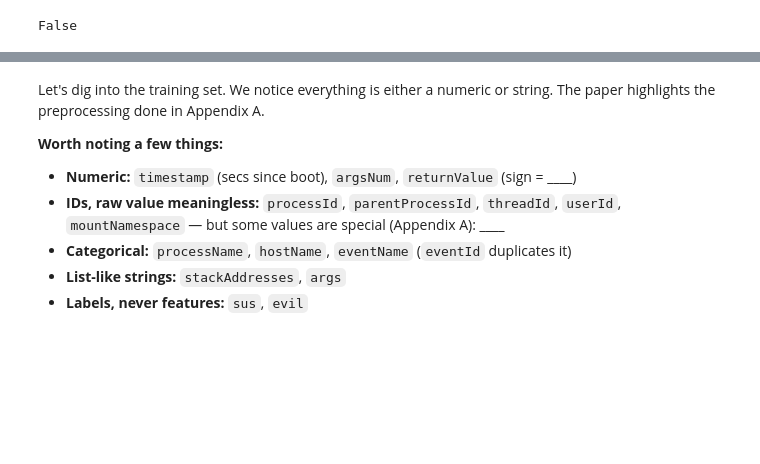
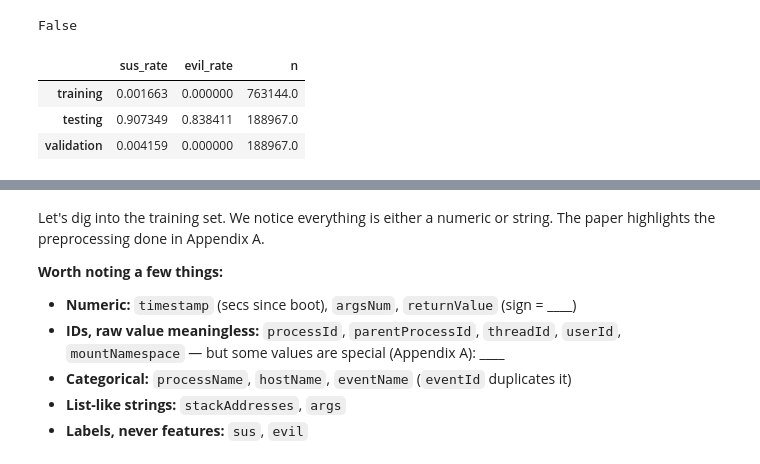
Before and after one commit to jtwnsnd/endpoint-anomaly-detection, a Jupyter notebook: notebooks/analysis.ipynb, the cells around one changed output, grey strips where cells are left out. Saved outputs shown, nothing was run; the diff lists cells and outputs as text; code cells hidden in the pictures; blank space fills up the shorter version.

```diff
--- a/notebooks/analysis.ipynb
+++ b/notebooks/analysis.ipynb
@@ -55,3 +58,13 @@ Potential coincidence here, but worth a deeper look later.
 splits["testing"].equals(splits["validation"])
 # %% [output]
 False
+# %%
+rates = pd.DataFrame({
+    name: {"sus_rate": df["sus"].mean(), "evil_rate": df["evil"].mean(), "n": len(df)} for name, df in splits.items()
+}).T
+rates
+# %% [output]
+|  | sus_rate | evil_rate | n |
+| training | 0.001663 | 0.000000 | 763144.0 |
+| testing | 0.907349 | 0.838411 | 188967.0 |
+| validation | 0.004159 | 0.000000 | 188967.0 |
```
Also changed, not shown: parts of 4 cells of this notebook.
